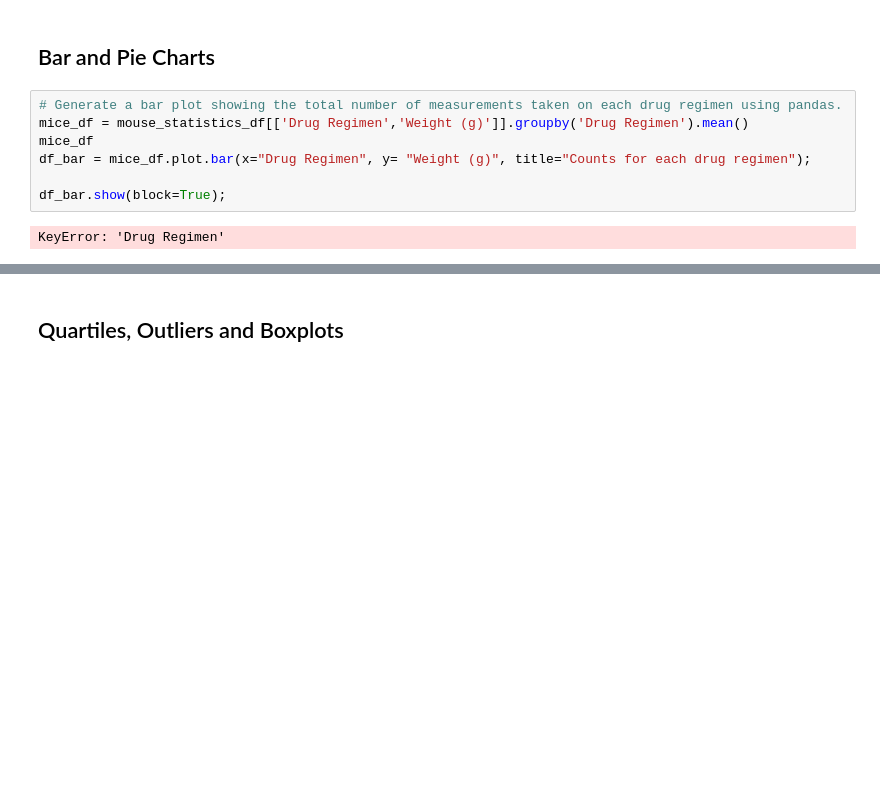
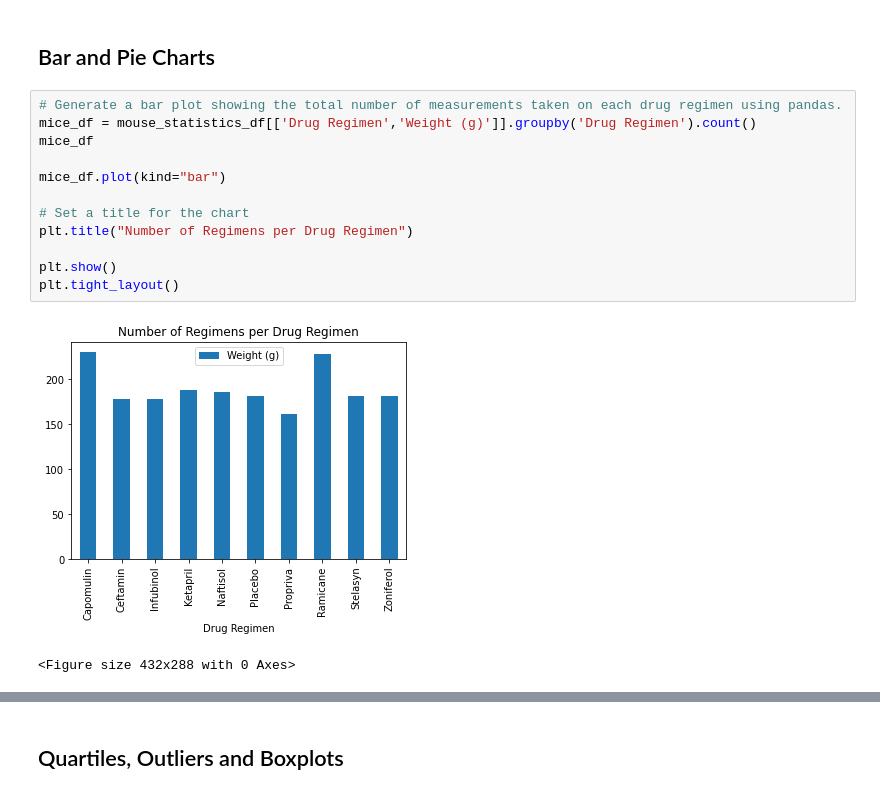
Before and after one commit to AutumnPh3n0m3n0n/Pharmaceutical_Analysis, a Jupyter notebook: Pymaceuticals/Pymaceuticals/pymaceuticals_starter.ipynb, the cells around one changed output, grey strips where cells are left out. Drawn from its saved outputs; the diff is of its cells as text; blank space fills up the shorter version.

```diff
--- a/Pymaceuticals/Pymaceuticals/pymaceuticals_starter.ipynb
+++ b/Pymaceuticals/Pymaceuticals/pymaceuticals_starter.ipynb
@@ -173,10 +196,16 @@ dtype: float64
 ## Bar and Pie Charts
 # %%
 # Generate a bar plot showing the total number of measurements taken on each drug regimen using pandas.
-mice_df = mouse_statistics_df[['Drug Regimen','Weight (g)']].groupby('Drug Regimen').mean()
+mice_df = mouse_statistics_df[['Drug Regimen','Weight (g)']].groupby('Drug Regimen').count()
 mice_df
-df_bar = mice_df.plot.bar(x="Drug Regimen", y= "Weight (g)", title="Counts for each drug regimen");
 
-df_bar.show(block=True);
+mice_df.plot(kind="bar")
+
+# Set a title for the chart
+plt.title("Number of Regimens per Drug Regimen")
+
+plt.show()
+plt.tight_layout()
 # %% [output]
+[figure, added]
-KeyError: 'Drug Regimen'
+<Figure size 432x288 with 0 Axes>
```
Also changed, not shown: parts of 12 cells of this notebook.
